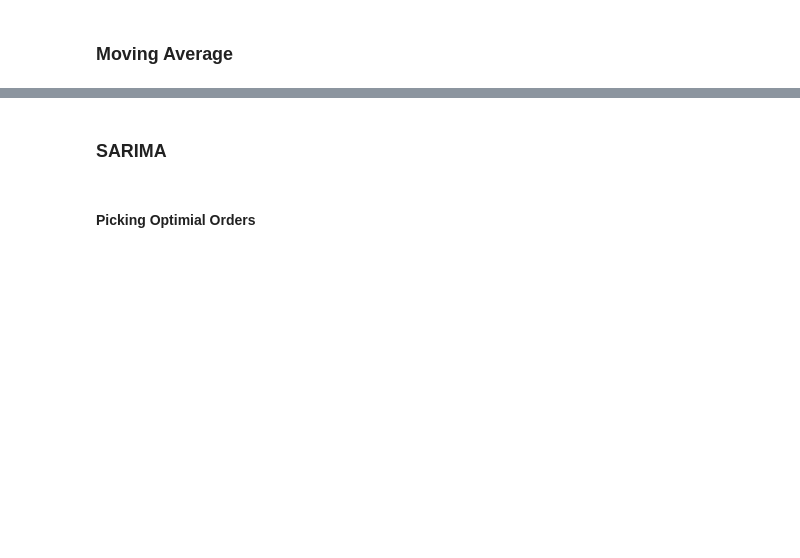
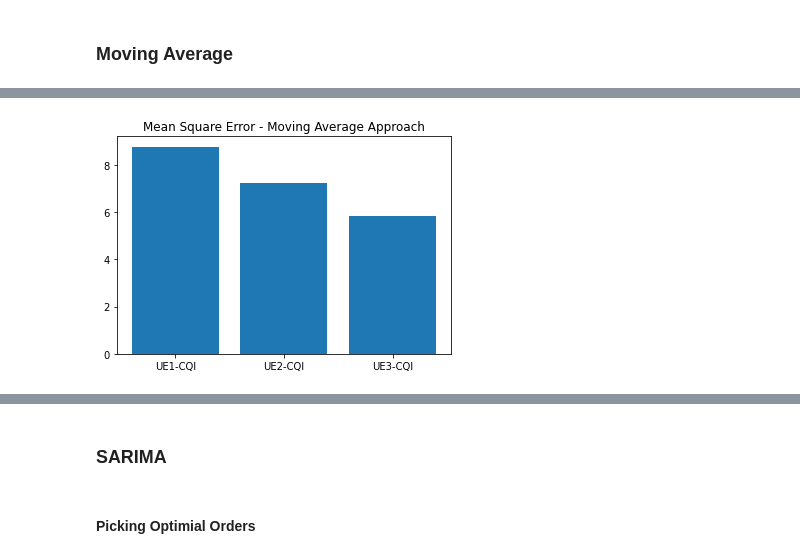
Before and after one commit to KareemElozeiri/5G-Network-Data-Forecasting, a Jupyter notebook: analysis.ipynb, the cells around one changed output, grey strips where cells are left out. Cells and saved outputs as stored; diff of their text form; code cells hidden in the pictures; blank space fills up the shorter version.

```diff
--- a/analysis.ipynb
+++ b/analysis.ipynb
@@ -472,0 +529,6 @@ for col in train.columns:
+# %%
+plt.title(f"Mean Square Error - Moving Average Approach")
+plt.bar(range(len(MSEs["MA"])), list(MSEs["MA"].values()), tick_label=list(MSEs["MA"].keys()))
+plt.show()
+# %% [output]
+[figure, added]
```
Also changed, not shown: parts of 13 cells of this notebook.
